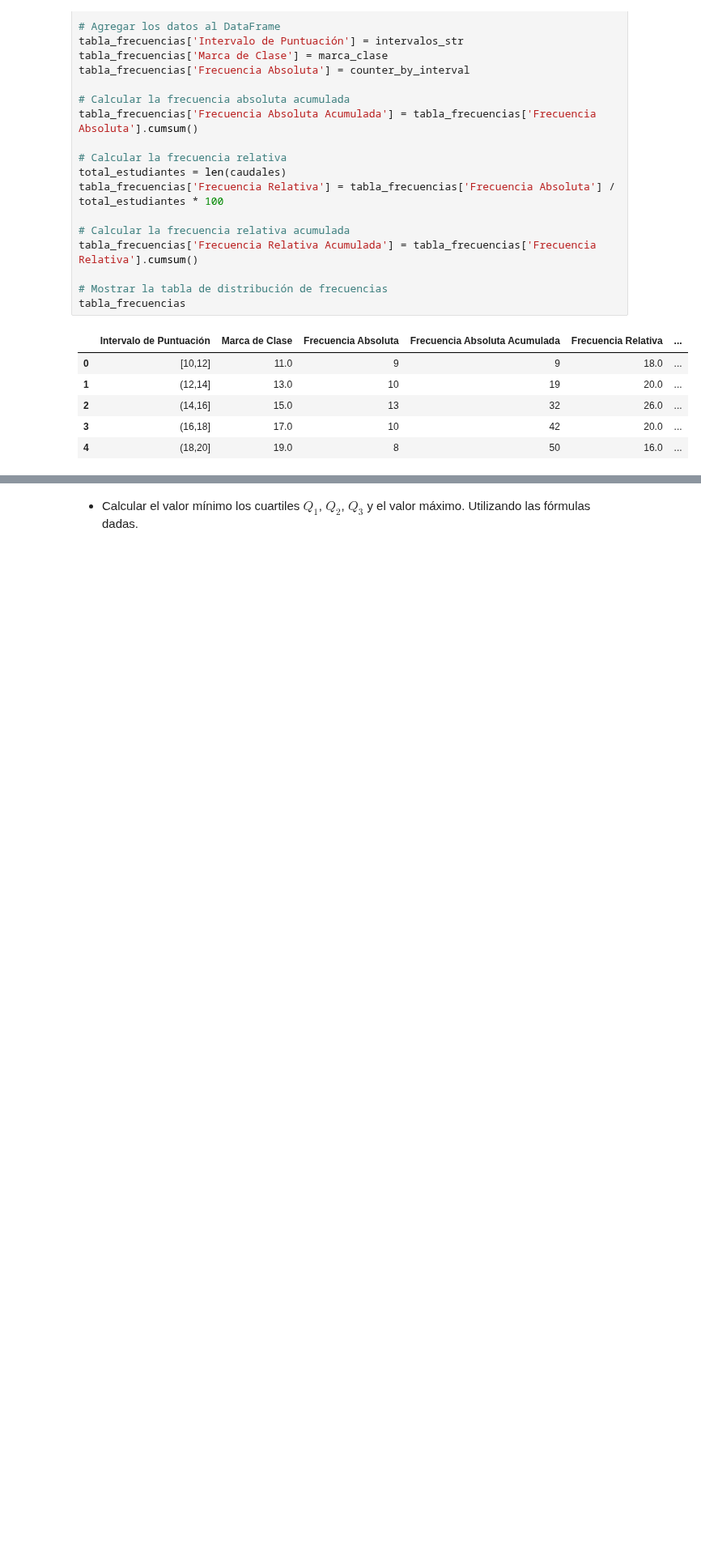
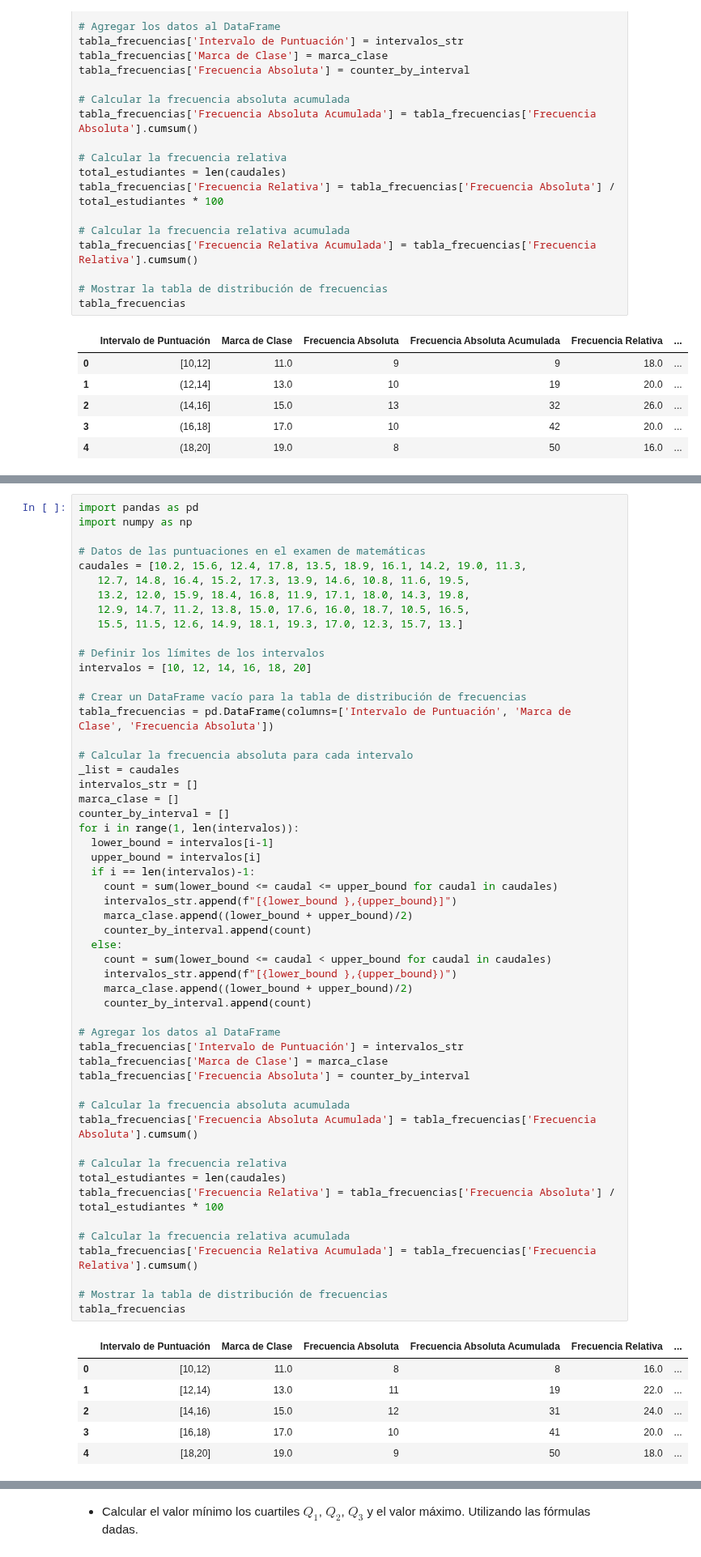
Before and after one commit to ajrianop/Estadistica_Descriptiva_y_Python_UD, a Jupyter notebook: Parcial2_2024_10_19.ipynb, the cells around one changed output, grey strips where cells are left out. Shown at 81% size. Drawn from its saved outputs; the diff is of its cells as text; blank space fills up the shorter version.

```diff
--- a/Parcial2_2024_10_19.ipynb
+++ b/Parcial2_2024_10_19.ipynb
@@ -204,3 +231,63 @@ La desviacion estandar es 6.391320645362485
 | 2 | (14,16] | 15.0 | 13 | 32 | 26.0 | ... |
 | 3 | (16,18] | 17.0 | 10 | 42 | 20.0 | ... |
 | 4 | (18,20] | 19.0 | 8 | 50 | 16.0 | ... |
+# %%
+import pandas as pd
+import numpy as np
+
+# Datos de las puntuaciones en el examen de matemáticas
+caudales = [10.2, 15.6, 12.4, 17.8, 13.5, 18.9, 16.1, 14.2, 19.0, 11.3,
+   12.7, 14.8, 16.4, 15.2, 17.3, 13.9, 14.6, 10.8, 11.6, 19.5,
+   13.2, 12.0, 15.9, 18.4, 16.8, 11.9, 17.1, 18.0, 14.3, 19.8,
+   12.9, 14.7, 11.2, 13.8, 15.0, 17.6, 16.0, 18.7, 10.5, 16.5,
+   15.5, 11.5, 12.6, 14.9, 18.1, 19.3, 17.0, 12.3, 15.7, 13.]
+
+# Definir los límites de los intervalos
+intervalos = [10, 12, 14, 16, 18, 20]
+
+# Crear un DataFrame vacío para la tabla de distribución de frecuencias
+tabla_frecuencias = pd.DataFrame(columns=['Intervalo de Puntuación', 'Marca de Clase', 'Frecuencia Absoluta'])
+
+# Calcular la frecuencia absoluta para cada intervalo
+_list = caudales
+intervalos_str = []
+marca_clase = []
+counter_by_interval = []
+for i in range(1, len(intervalos)):
+  lower_bound = intervalos[i-1]
+  upper_bound = intervalos[i]
+  if i == len(intervalos)-1:
+    count = sum(lower_bound <= caudal <= upper_bound for caudal in caudales)
+    intervalos_str.append(f"[{lower_bound },{upper_bound}]")
+    marca_clase.append((lower_bound + upper_bound)/2)
+    counter_by_interval.append(count)
+  else:
+    count = sum(lower_bound <= caudal < upper_bound for caudal in caudales)
+    intervalos_str.append(f"[{lower_bound },{upper_bound})")
+    marca_clase.append((lower_bound + upper_bound)/2)
+    counter_by_interval.append(count)
+
+# Agregar los datos al DataFrame
+tabla_frecuencias['Intervalo de Puntuación'] = intervalos_str
+tabla_frecuencias['Marca de Clase'] = marca_clase
+tabla_frecuencias['Frecuencia Absoluta'] = counter_by_interval
+
+# Calcular la frecuencia absoluta acumulada
+tabla_frecuencias['Frecuencia Absoluta Acumulada'] = tabla_frecuencias['Frecuencia Absoluta'].cumsum()
+
+# Calcular la frecuencia relativa
+total_estudiantes = len(caudales)
+tabla_frecuencias['Frecuencia Relativa'] = tabla_frecuencias['Frecuencia Absoluta'] / total_estudiantes * 100
+
+# Calcular la frecuencia relativa acumulada
+tabla_frecuencias['Frecuencia Relativa Acumulada'] = tabla_frecuencias['Frecuencia Relativa'].cumsum()
+
+# Mostrar la tabla de distribución de frecuencias
+tabla_frecuencias
+# %% [output]
+|  | Intervalo de Puntuación | Marca de Clase | Frecuencia Absoluta | Frecuencia Absoluta Acumulada | Frecuencia Relativa | ... |
+| 0 | [10,12) | 11.0 | 8 | 8 | 16.0 | ... |
+| 1 | [12,14) | 13.0 | 11 | 19 | 22.0 | ... |
+| 2 | [14,16) | 15.0 | 12 | 31 | 24.0 | ... |
+| 3 | [16,18) | 17.0 | 10 | 41 | 20.0 | ... |
+| 4 | [18,20] | 19.0 | 9 | 50 | 18.0 | ... |
```
Also changed, not shown: parts of 3 cells of this notebook.
